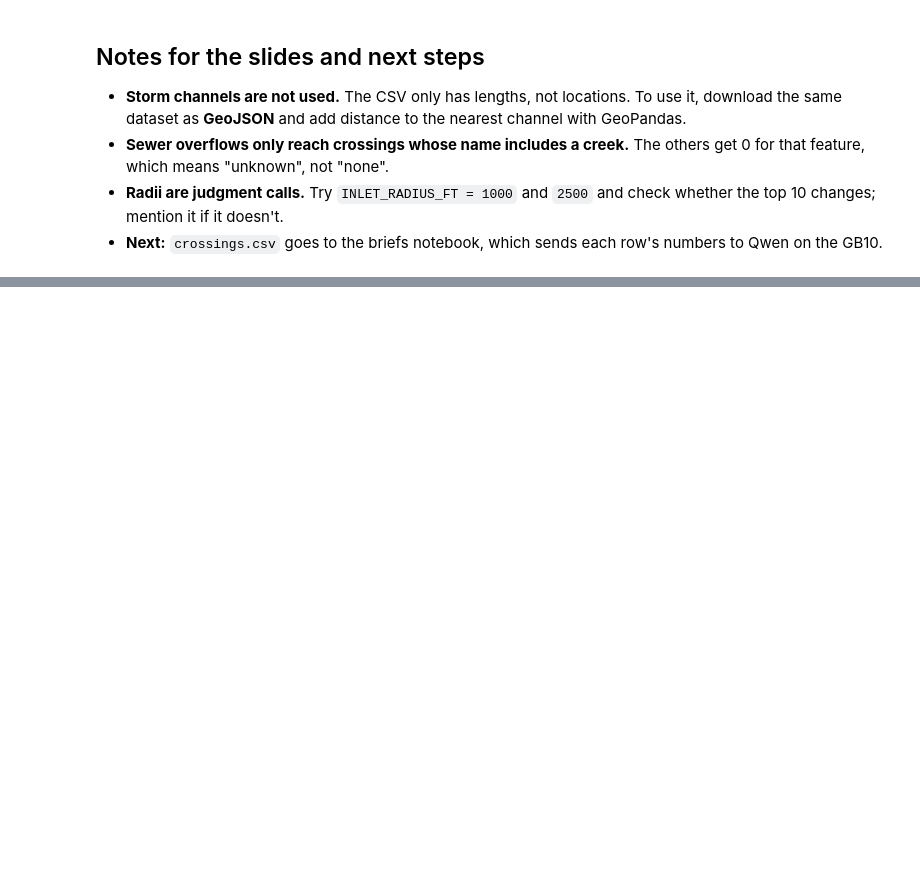
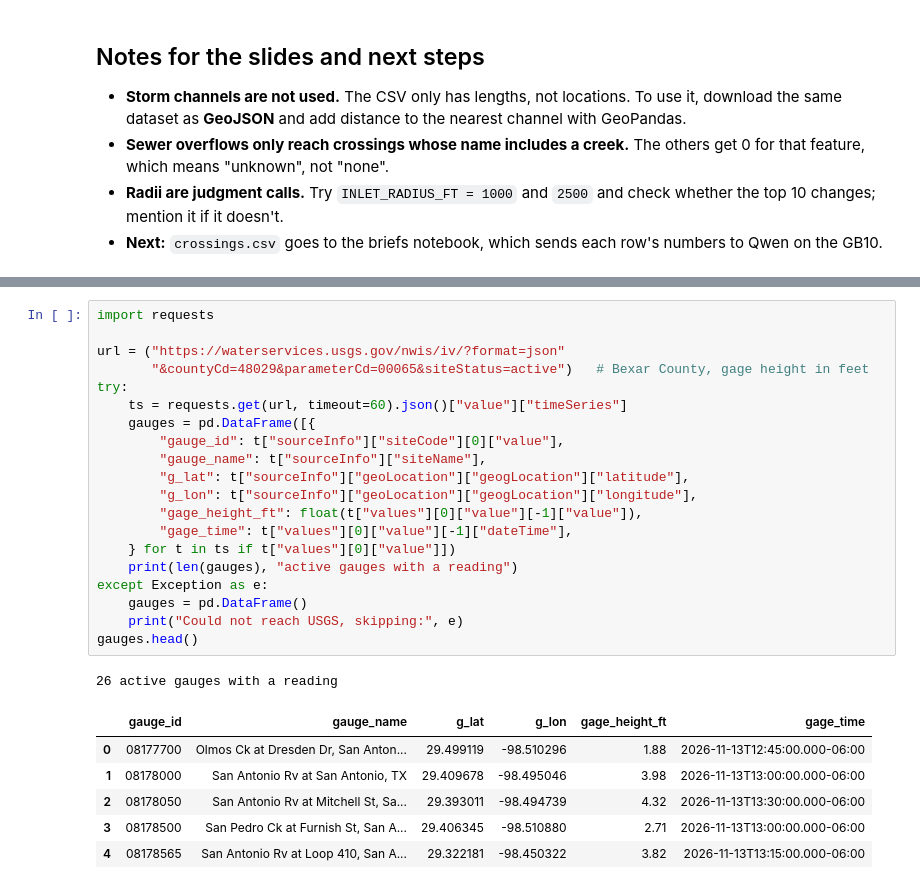
Before and after one commit to josuealn/Puro-Data, a Jupyter notebook: 01_clean.ipynb, the cells around one changed output, grey strips where cells are left out. Cells and saved outputs as stored; diff of their text form; blank space fills up the shorter version.

```diff
--- a/01_clean.ipynb
+++ b/01_clean.ipynb
@@ -300,0 +335,28 @@ m.save(OUT / "risk_map.html"); m
+# %%
+import requests
+
+url = ("https://waterservices.usgs.gov/nwis/iv/?format=json"
+       "&countyCd=48029&parameterCd=00065&siteStatus=active")   # Bexar County, gage height in feet
+try:
+    ts = requests.get(url, timeout=60).json()["value"]["timeSeries"]
+    gauges = pd.DataFrame([{
+        "gauge_id": t["sourceInfo"]["siteCode"][0]["value"],
+        "gauge_name": t["sourceInfo"]["siteName"],
+        "g_lat": t["sourceInfo"]["geoLocation"]["geogLocation"]["latitude"],
+        "g_lon": t["sourceInfo"]["geoLocation"]["geogLocation"]["longitude"],
+        "gage_height_ft": float(t["values"][0]["value"][-1]["value"]),
+        "gage_time": t["values"][0]["value"][-1]["dateTime"],
+    } for t in ts if t["values"][0]["value"]])
+    print(len(gauges), "active gauges with a reading")
+except Exception as e:
+    gauges = pd.DataFrame()
+    print("Could not reach USGS, skipping:", e)
+gauges.head()
+# %% [output]
+26 active gauges with a reading
+|  | gauge_id | gauge_name | g_lat | g_lon | gage_height_ft | gage_time |
+| 0 | 08177700 | Olmos Ck at Dresden Dr, San Anton... | 29.499119 | -98.510296 | 1.88 | 2026-11-13T12:45:00.000-06:00 |
+| 1 | 08178000 | San Antonio Rv at San Antonio, TX | 29.409678 | -98.495046 | 3.98 | 2026-11-13T13:00:00.000-06:00 |
+| 2 | 08178050 | San Antonio Rv at Mitchell St, Sa... | 29.393011 | -98.494739 | 4.32 | 2026-11-13T13:30:00.000-06:00 |
+| 3 | 08178500 | San Pedro Ck at Furnish St, San A... | 29.406345 | -98.510880 | 2.71 | 2026-11-13T13:00:00.000-06:00 |
+| 4 | 08178565 | San Antonio Rv at Loop 410, San A... | 29.322181 | -98.450322 | 3.82 | 2026-11-13T13:15:00.000-06:00 |
```
Also changed, not shown: parts of 4 cells of this notebook, 2 other files.
